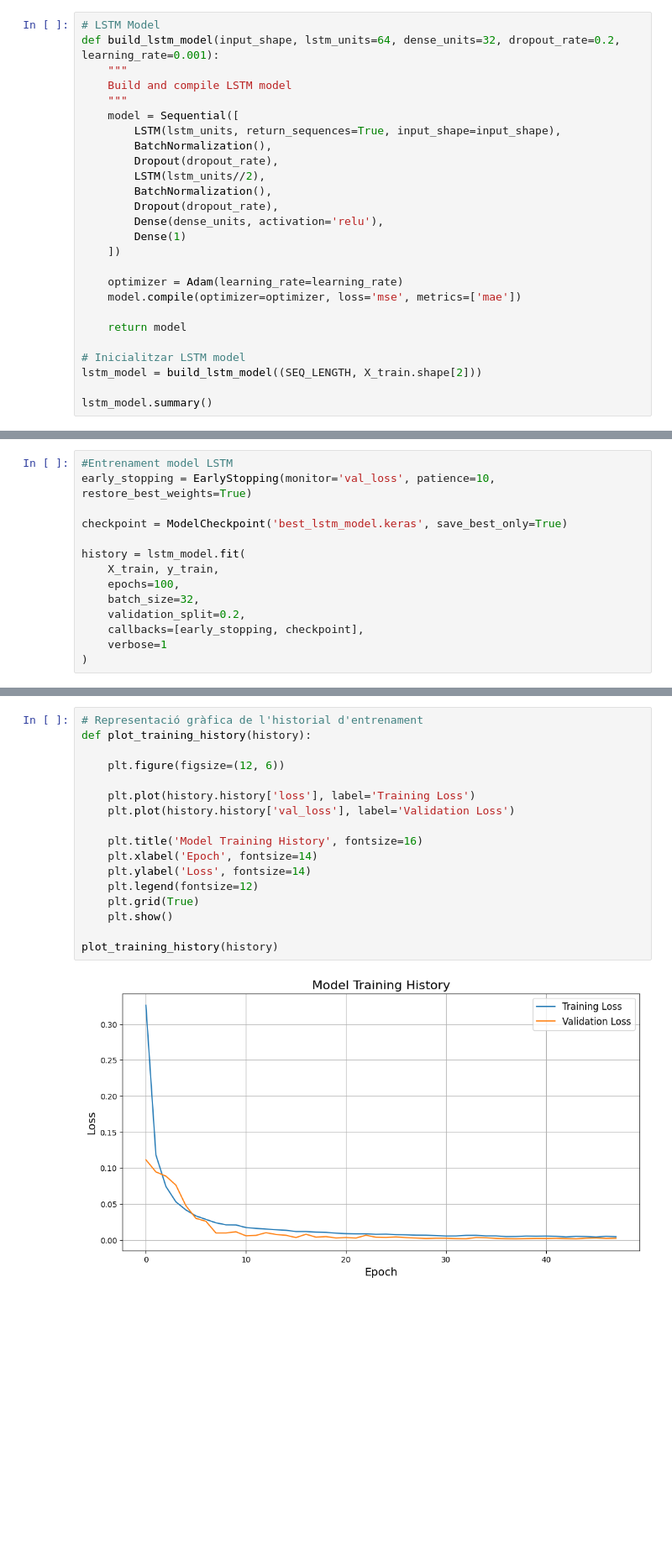
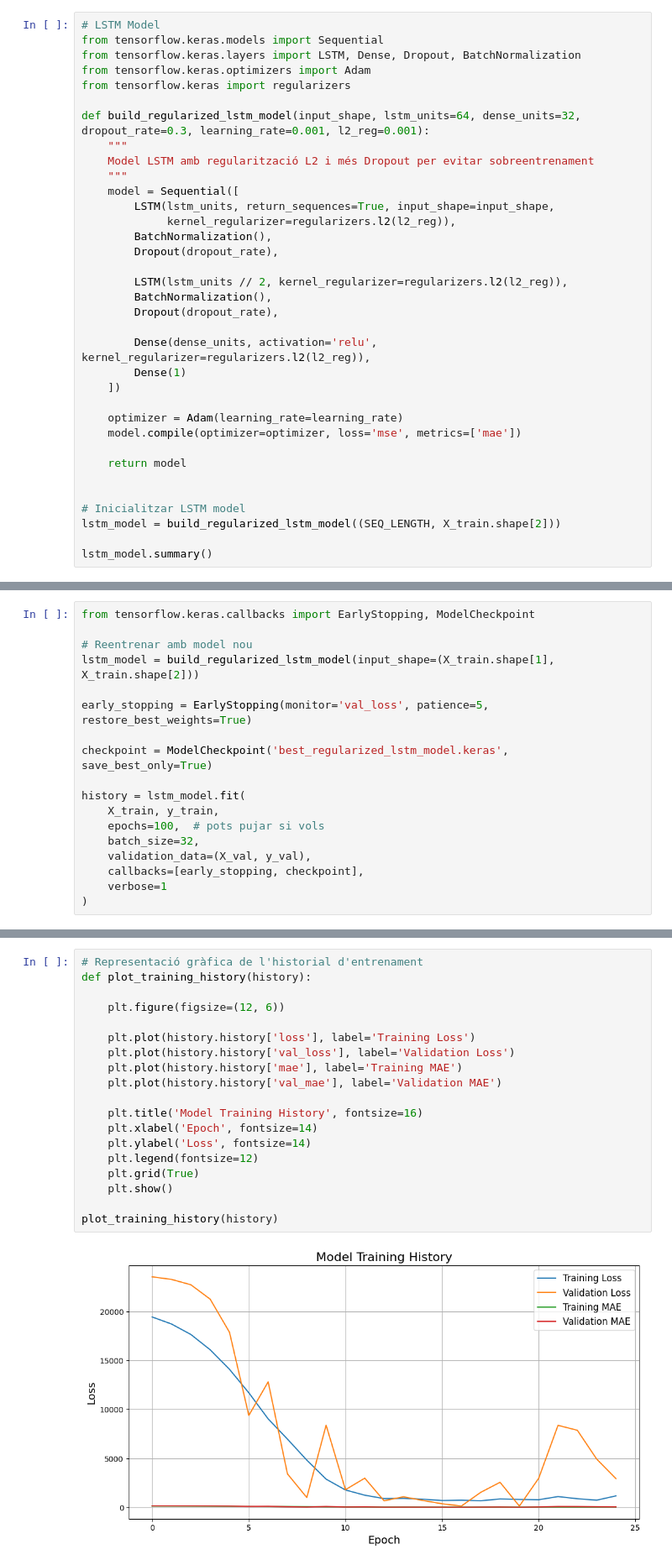
Before and after one commit to mmonsocadena/TFG_PredictStock, a Jupyter notebook: model hybrid.ipynb, the cells around one changed output, grey strips where cells are left out. Shown: that part at 84% size. Saved outputs shown, nothing was run; the diff lists cells and outputs as text; blank space fills up the shorter version.

```diff
--- a/model hybrid.ipynb
+++ b/model hybrid.ipynb
@@ -140,17 +72,25 @@ Conjunt de test: (524, 10, 11), (524,)
 # %%
 # LSTM Model
-def build_lstm_model(input_shape, lstm_units=64, dense_units=32, dropout_rate=0.2, learning_rate=0.001):
+from tensorflow.keras.models import Sequential
+from tensorflow.keras.layers import LSTM, Dense, Dropout, BatchNormalization
+from tensorflow.keras.optimizers import Adam
+from tensorflow.keras import regularizers
+
+def build_regularized_lstm_model(input_shape, lstm_units=64, dense_units=32, dropout_rate=0.3, learning_rate=0.001, l2_reg=0.001):
     """
-    Build and compile LSTM model
+    Model LSTM amb regularització L2 i més Dropout per evitar sobreentrenament
     """
     model = Sequential([
-        LSTM(lstm_units, return_sequences=True, input_shape=input_shape),
+        LSTM(lstm_units, return_sequences=True, input_shape=input_shape,
+             kernel_regularizer=regularizers.l2(l2_reg)),
         BatchNormalization(),
         Dropout(dropout_rate),
-        LSTM(lstm_units//2),
+
+        LSTM(lstm_units // 2, kernel_regularizer=regularizers.l2(l2_reg)),
         BatchNormalization(),
         Dropout(dropout_rate),
-        Dense(dense_units, activation='relu'),
+
+        Dense(dense_units, activation='relu', kernel_regularizer=regularizers.l2(l2_reg)),
         Dense(1)
     ])
 
@@ -159,8 +99,9 @@ def build_lstm_model(input_shape, lstm_units=64, dense_units=32, dropout_rate=0.
 
     return model
 
+
 # Inicialitzar LSTM model
-lstm_model = build_lstm_model((SEQ_LENGTH, X_train.shape[2]))
+lstm_model = build_regularized_lstm_model((SEQ_LENGTH, X_train.shape[2]))
 
 lstm_model.summary()
 # %% [output]
@@ -186,16 +127,20 @@ Model: "sequential"
  Trainable params: 33,153 (129.50 KB)
  Non-trainable params: 192 (768.00 B)
 # %%
-#Entrenament model LSTM
-early_stopping = EarlyStopping(monitor='val_loss', patience=10, restore_best_weights=True)
+from tensorflow.keras.callbacks import EarlyStopping, ModelCheckpoint
 
-checkpoint = ModelCheckpoint('best_lstm_model.keras', save_best_only=True)
+# Reentrenar amb model nou
+lstm_model = build_regularized_lstm_model(input_shape=(X_train.shape[1], X_train.shape[2]))
+
+early_stopping = EarlyStopping(monitor='val_loss', patience=5, restore_best_weights=True)
+
+checkpoint = ModelCheckpoint('best_regularized_lstm_model.keras', save_best_only=True)
 
 history = lstm_model.fit(
     X_train, y_train,
-    epochs=100,
+    epochs=100,  # pots pujar si vols
     batch_size=32,
-    validation_split=0.2,
+    validation_data=(X_val, y_val),
     callbacks=[early_stopping, checkpoint],
     verbose=1
 )
@@ -220,20 +149,22 @@ Epoch 48/100
 # %%
 # Representació gràfica de l'historial d'entrenament
 def plot_training_history(history):
 
     plt.figure(figsize=(12, 6))
 
     plt.plot(history.history['loss'], label='Training Loss')
     plt.plot(history.history['val_loss'], label='Validation Loss')
+    plt.plot(history.history['mae'], label='Training MAE')
+    plt.plot(history.history['val_mae'], label='Validation MAE')
 
     plt.title('Model Training History', fontsize=16)
     plt.xlabel('Epoch', fontsize=14)
     plt.ylabel('Loss', fontsize=14)
     plt.legend(fontsize=12)
     plt.grid(True)
     plt.show()
 
 plot_training_history(history)
 # %% [output]
-[figure, old version]
+[figure, new version]
 # %%
```
Also changed, not shown: parts of 18 cells of this notebook, 54 other files.
